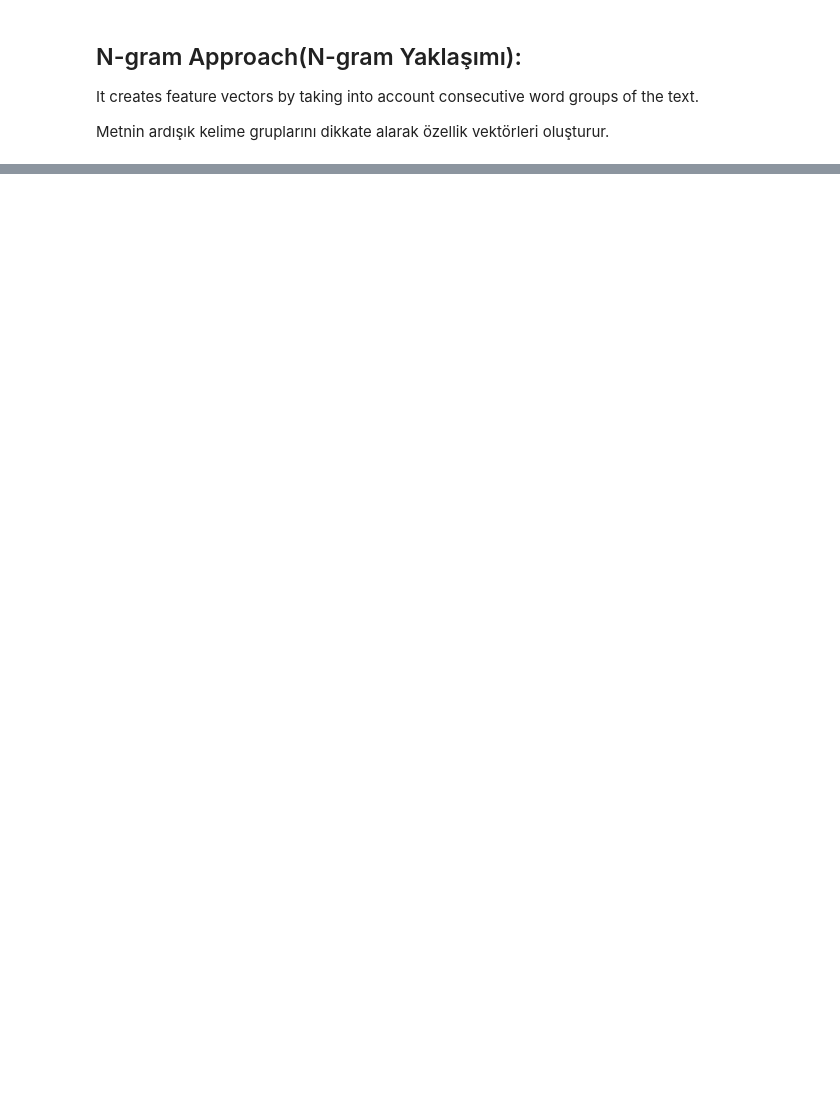
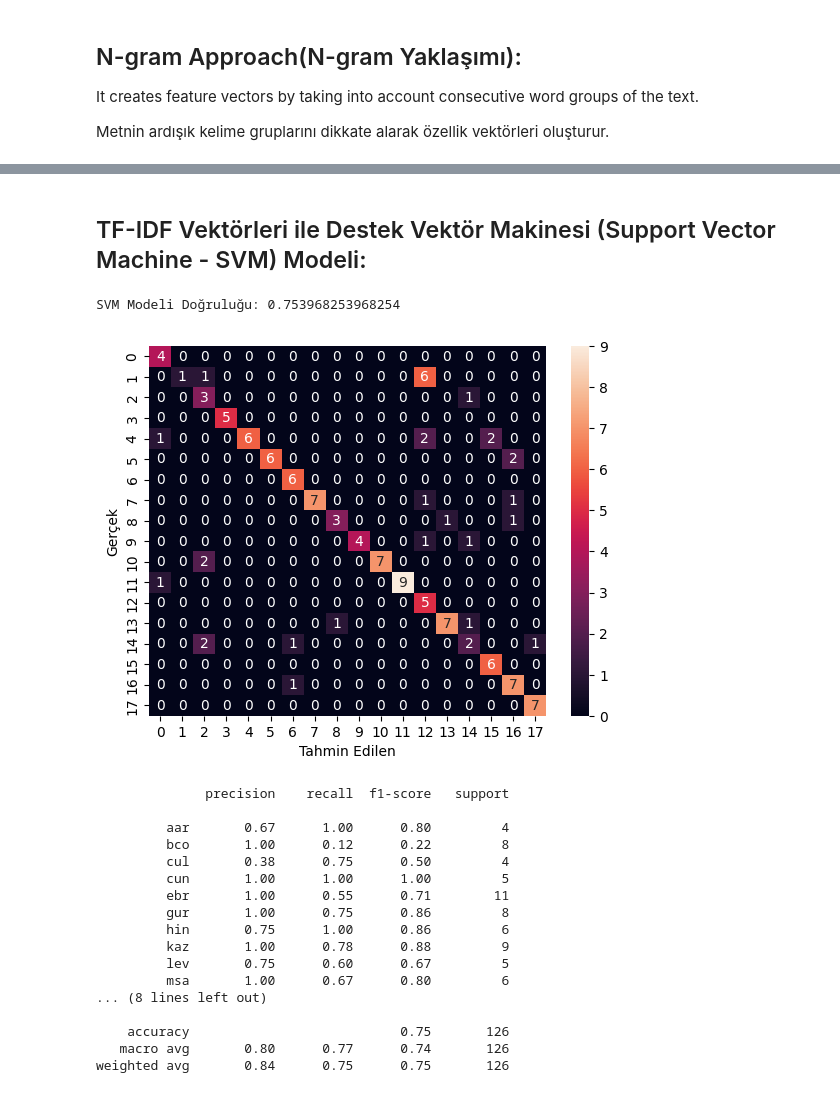
Before and after one commit to Z-U-k0rkmaz/TextMiningProject, a Jupyter notebook: main.ipynb, the cells around one changed output, grey strips where cells are left out. Saved outputs shown, nothing was run; the diff lists cells and outputs as text; code cells hidden in the pictures; blank space fills up the shorter version.

```diff
--- a/main.ipynb
+++ b/main.ipynb
@@ -78,3 +89,10 @@ for i in range(len(x)):
 It is a statistical method used to measure the importance of words in text documents. TF-IDF vectors combine each word's frequency (TF) in the text and its rarity (IDF) across all documents.
 
 Metin belgelerindeki kelimelerin önemini ölçmek için kullanılan bir istatistiksel yöntemdir. TF-IDF vektörleri, her kelimenin metindeki sıklığını (TF) ve tüm belgelerdeki nadirliğini (IDF) birleştirir.
+# %%
+# Create TF-IDF vector - TF-IDF vektörlerini oluşturma
+tfidf_vectorizer = TfidfVectorizer()
+tfidf_matrix = tfidf_vectorizer.fit_transform(x)
+
+example_tfidf_vector = tfidf_matrix[0]
+print("TF-IDF Vektörü (Örnek):", example_tfidf_vector)
@@ -95,0 +226,45 @@ Metnin ardışık kelime gruplarını dikkate alarak özellik vektörleri oluşt
+# %% [markdown]
+## TF-IDF Vektörleri ile Destek Vektör Makinesi (Support Vector Machine - SVM) Modeli:
+# %%
+# Verileri eğitim ve test setlerine ayırma
+x_train, x_test, y_train, y_test = train_test_split(tfidf_matrix, y, test_size=0.2, random_state=42)
+
+# Destek Vektör Makinesi (SVM) modelini oluşturma ve eğitme
+svm_model = SVC(kernel='linear')
+svm_model.fit(x_train, y_train)
+
+# Test seti üzerinde modelin performansını değerlendirme
+y_pred = svm_model.predict(x_test)
+accuracy = accuracy_score(y_test, y_pred)
+print("SVM Modeli Doğruluğu:", accuracy)
+
+# karar ağacı modelinin performansını görselleştirme
+conf_matrix = confusion_matrix(y_test, y_pred)
+sns.heatmap(conf_matrix, annot=True, fmt='d')
+plt.xlabel('Tahmin Edilen')
+plt.ylabel('Gerçek')
+plt.show()
+
+# Sınıflandırma raporunu görüntüleme
+class_report = classification_report(y_test, y_pred)
+print(class_report)
+# %% [output]
+SVM Modeli Doğruluğu: 0.753968253968254
+[figure, added]
+              precision    recall  f1-score   support
+
+         aar       0.67      1.00      0.80         4
+         bco       1.00      0.12      0.22         8
+         cul       0.38      0.75      0.50         4
+         cun       1.00      1.00      1.00         5
+         ebr       1.00      0.55      0.71        11
+         gur       1.00      0.75      0.86         8
+         hin       0.75      1.00      0.86         6
+         kaz       1.00      0.78      0.88         9
+         lev       0.75      0.60      0.67         5
+         msa       1.00      0.67      0.80         6
+... (8 lines left out)
+
+    accuracy                           0.75       126
+   macro avg       0.80      0.77      0.74       126
+weighted avg       0.84      0.75      0.75       126
```
Also changed, not shown: parts of 10 cells of this notebook.
